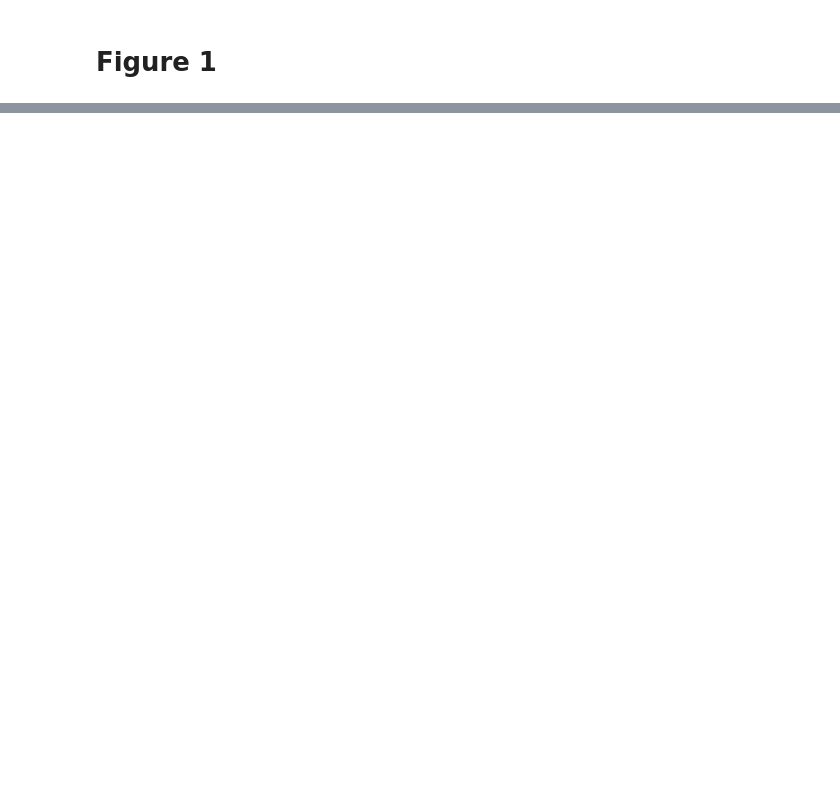
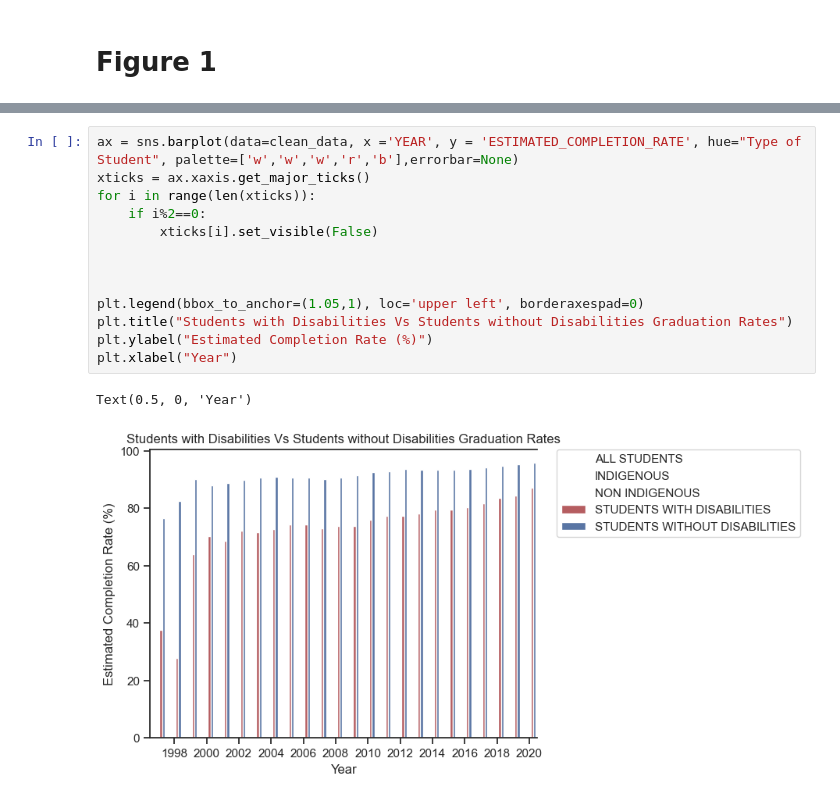
Before and after one commit to ubco-W2022T1-cosc301/project-group19, a Jupyter notebook: notebooks/analysis1.ipynb, the cells around one changed output, grey strips where cells are left out. Saved outputs shown, nothing was run; the diff lists cells and outputs as text; blank space fills up the shorter version.

```diff
--- a/notebooks/analysis1.ipynb
+++ b/notebooks/analysis1.ipynb
@@ -334,0 +372,16 @@ In this graph, we can clearly see a consistent increase in Completion rates. I c
+# %%
+ax = sns.barplot(data=clean_data, x ='YEAR', y = 'ESTIMATED_COMPLETION_RATE', hue="Type of Student", palette=['w','w','w','r','b'],errorbar=None)
+xticks = ax.xaxis.get_major_ticks()
+for i in range(len(xticks)):
+    if i%2==0:
+        xticks[i].set_visible(False)
+
+
+
+plt.legend(bbox_to_anchor=(1.05,1), loc='upper left', borderaxespad=0)
+plt.title("Students with Disabilities Vs Students without Disabilities Graduation Rates")
+plt.ylabel("Estimated Completion Rate (%)")
+plt.xlabel("Year")
+# %% [output]
+Text(0.5, 0, 'Year')
+[figure, added]
```
Also changed, not shown: parts of 12 cells of this notebook.
